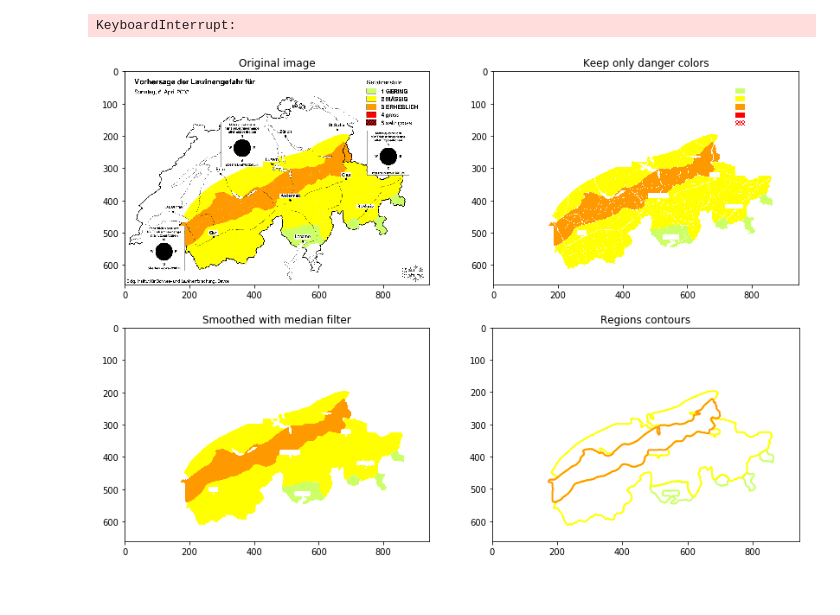
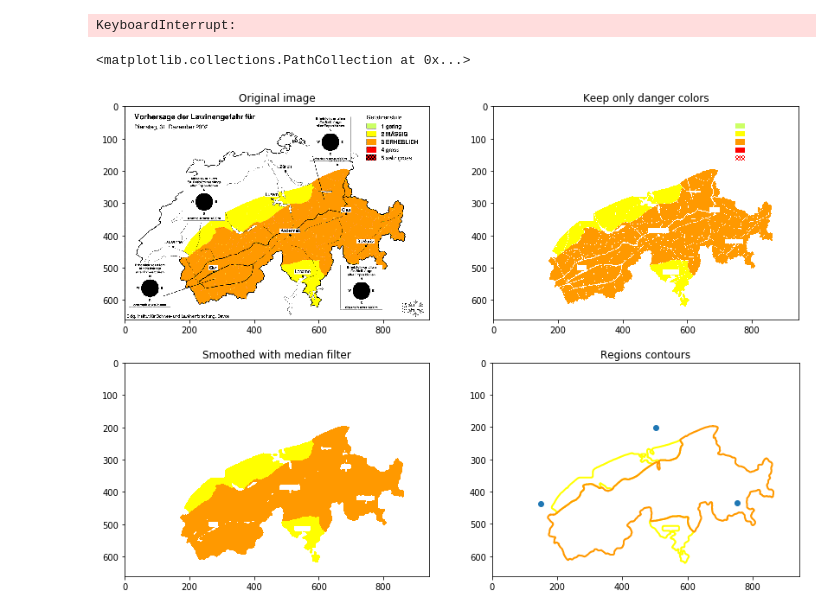
Before and after one commit to swiss-avalanches/swiss-avalanches.github.io, a Jupyter notebook: notebooks/slf-scraping.ipynb, the cells around one changed output. Saved outputs shown, nothing was run; the diff lists cells and outputs as text; code cells hidden in the pictures.

```diff
--- a/notebooks/slf-scraping.ipynb
+++ b/notebooks/slf-scraping.ipynb
@@ -118,41 +118,42 @@ def color_contours(img, color):
         ImageDraw.Draw(region).polygon(list(map(lambda t: (t[1],t[0]), c)), fill=1)
         region = np.array(region).astype(bool)
         white_ratio = (monocholor == 255).all(axis=-1)[region].mean()
-        if white_ratio <= .1:
+        if white_ratio <= .3:
             filter_contours.append(c)
-    return filter_contours, monocholor
+    return filter_contours
 # %%
 from pylab import contour
 import matplotlib.pyplot as plt
 from PIL import ImageFilter
 
 fig, axes = plt.subplots(2, 2, figsize=(14,10))
 
-path = '../data/danger/2003/20030405.gif'
+path = '../data/danger/2003/20021230.gif'
 img = Image.open(path)
 img = img.convert('RGBA')
 img_arr = np.array(img)
 axes[0][0].imshow(img_arr);
 axes[0][0].set_title('Original image');
 
 regions_only = keep_colors(img_arr, [green, yellow, orange, red])
 axes[0][1].imshow(regions_only);
 axes[0][1].set_title('Keep only danger colors');
 
 regions_only[50:200,740:790,:] = 255
 regions_only = Image.fromarray(regions_only).convert('RGB')
 smoothed = regions_only.filter(ImageFilter.MedianFilter(7))
 axes[1][0].imshow(smoothed);
 axes[1][0].set_title('Smoothed with median filter');
 
-
 axes[1][1].set_xlim([0, img_arr.shape[1]])
 axes[1][1].set_ylim([0, img_arr.shape[0]])
 axes[1][1].invert_yaxis()
 axes[1][1].set_title('Regions contours')
 for color in [green, yellow, orange, red]:
-    contours, _ = color_contours(smoothed, color)
+    contours = color_contours(smoothed, color)
     for contour in contours:
         axes[1][1].plot(contour[:, 1], contour[:, 0], linewidth=2, c=[x / 255 for x in color])
+axes[1][1].scatter([503, 150, 753], [202, 437, 435])
 # %% [output]
+<matplotlib.collections.PathCollection at 0x...>
-[figure, old version]
+[figure, new version]
```
Also changed, not shown: parts of 3 cells of this notebook.
